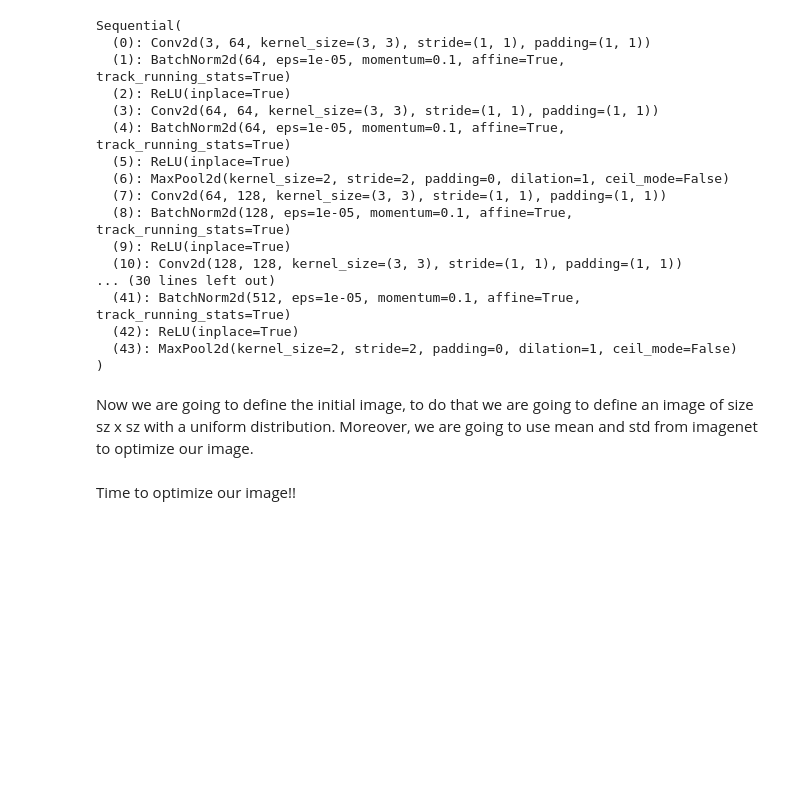
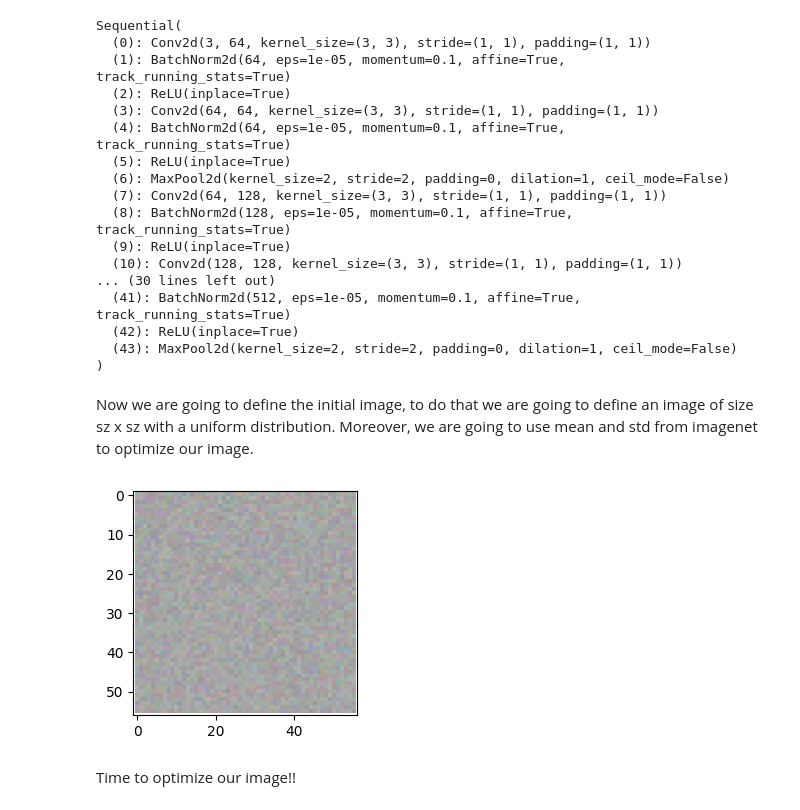
Before and after one commit to ANadalCardenas/attention, a Jupyter notebook: labs/interpretability/lab_interpretability_todo.ipynb, the cells around one changed output. Saved outputs shown, nothing was run; the diff lists cells and outputs as text; code cells hidden in the pictures; blank space fills up the shorter version.

```diff
--- a/labs/interpretability/lab_interpretability_todo.ipynb
+++ b/labs/interpretability/lab_interpretability_todo.ipynb
@@ -594,11 +594,14 @@ Now we are going to define the initial image, to do that we are going to define
 # %%
 img = torch.empty(3, hparams['sz'], hparams['sz'], device=device).uniform_(150, 180).round()/255
 
 normalize = transforms.Normalize(mean=[0.485, 0.456, 0.406],
                                  std=[0.229, 0.224, 0.225])
 
 reverse_normalize = transforms.Normalize(mean = [-0.485/0.229, -0.456/0.224, -0.406/0.225],
                                          std = [1/0.229, 1/0.224, 1/0.225])
+display_image(img.cpu().detach().numpy().transpose(1, 2, 0), size=4)
+# %% [output]
+[figure, added]
 # %% [markdown]
 Time to optimize our image!!
 # %%
```
Also changed, not shown: parts of 7 cells of this notebook.
